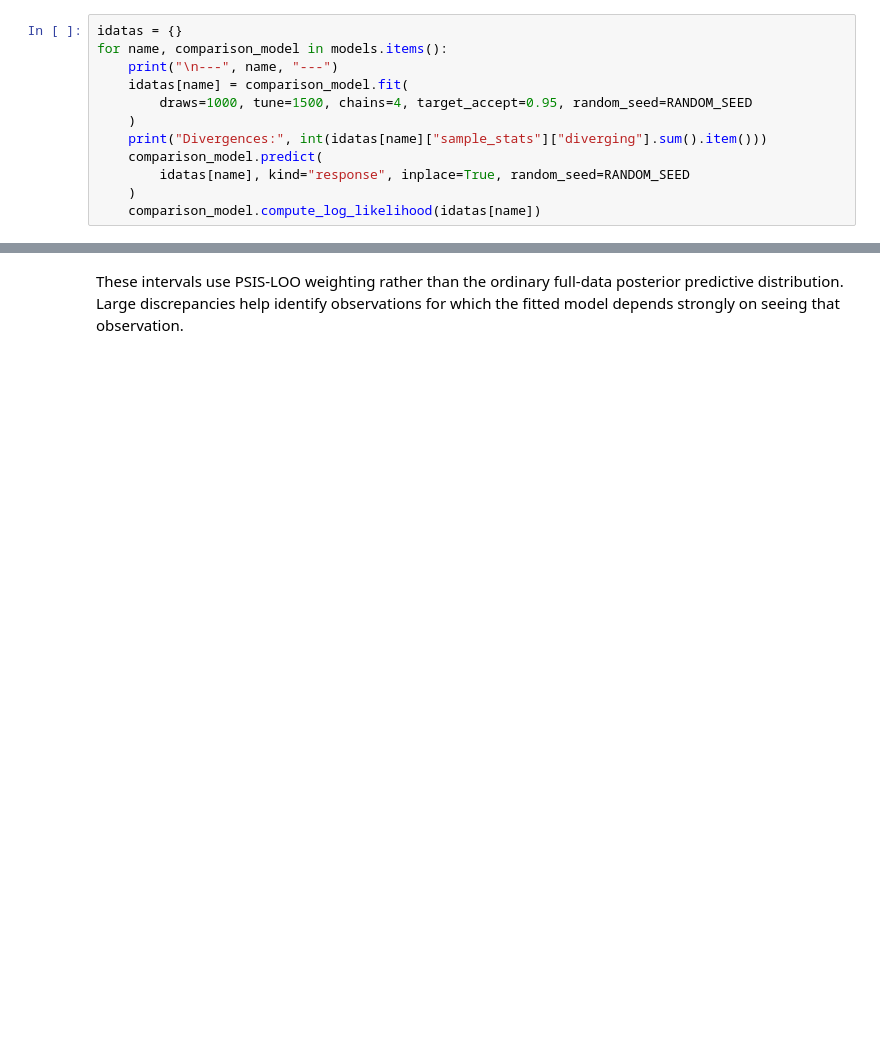
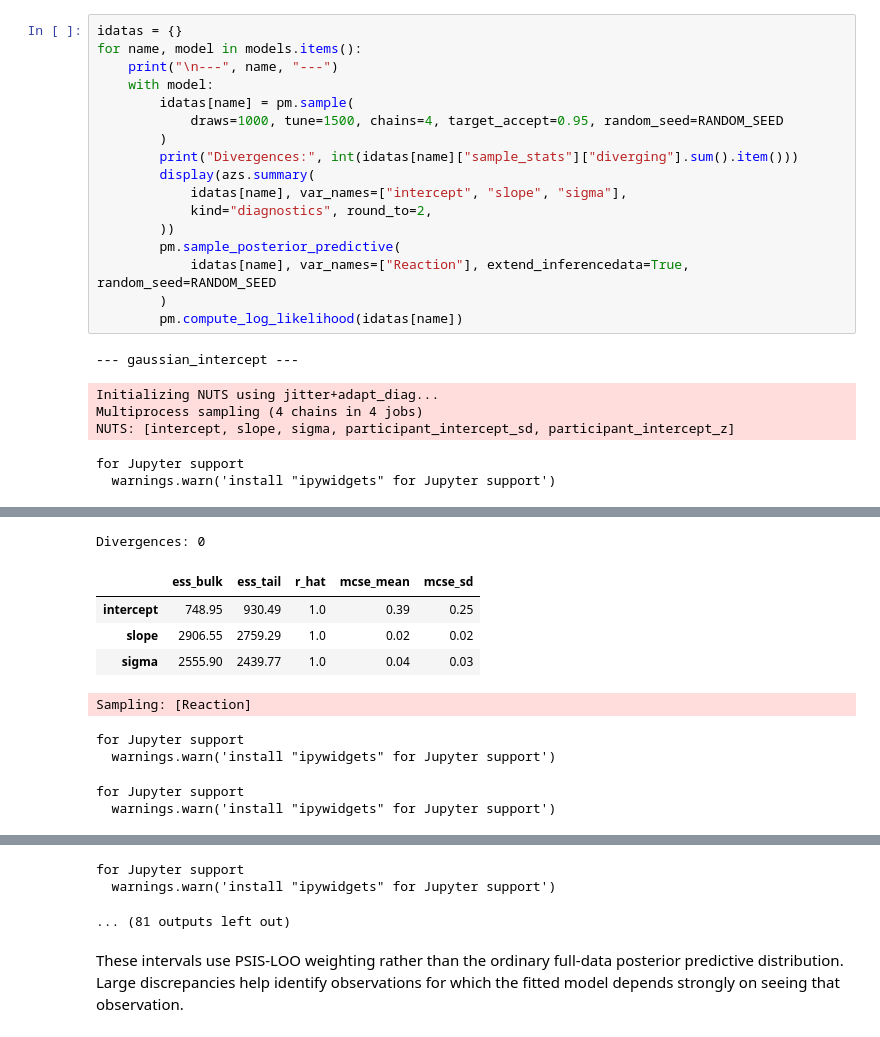
Before and after one commit to opherdonchin/BayesShortCourse, a Jupyter notebook: sleep/solved/12_robust_student_t_and_loo.ipynb, the cells around one changed output, grey strips where cells are left out. Drawn from its saved outputs; the diff is of its cells as text; blank space fills up the shorter version.

```diff
--- a/sleep/solved/12_robust_student_t_and_loo.ipynb
+++ b/sleep/solved/12_robust_student_t_and_loo.ipynb
@@ -96,12 +202,24 @@ models["student_t_slope"]
 # %%
 idatas = {}
-for name, comparison_model in models.items():
+for name, model in models.items():
     print("\n---", name, "---")
-    idatas[name] = comparison_model.fit(
-        draws=1000, tune=1500, chains=4, target_accept=0.95, random_seed=RANDOM_SEED
-    )
-    print("Divergences:", int(idatas[name]["sample_stats"]["diverging"].sum().item()))
-    comparison_model.predict(
-        idatas[name], kind="response", inplace=True, random_seed=RANDOM_SEED
-    )
-    comparison_model.compute_log_likelihood(idatas[name])
+    with model:
+        idatas[name] = pm.sample(
+            draws=1000, tune=1500, chains=4, target_accept=0.95, random_seed=RANDOM_SEED
+        )
+        print("Divergences:", int(idatas[name]["sample_stats"]["diverging"].sum().item()))
+        display(azs.summary(
+            idatas[name], var_names=["intercept", "slope", "sigma"],
+            kind="diagnostics", round_to=2,
+        ))
+        pm.sample_posterior_predictive(
+            idatas[name], var_names=["Reaction"], extend_inferencedata=True, random_seed=RANDOM_SEED
+        )
+        pm.compute_log_likelihood(idatas[name])
+# %% [output]
+--- gaussian_intercept ---
+Initializing NUTS using jitter+adapt_diag...
+Multiprocess sampling (4 chains in 4 jobs)
+NUTS: [intercept, slope, sigma, participant_intercept_sd, participant_intercept_z]
+for Jupyter support
+  warnings.warn('install "ipywidgets" for Jupyter support')
@@ -107,0 +228,10 @@ for name, comparison_model in models.items():
+Divergences: 0
+|  | ess_bulk | ess_tail | r_hat | mcse_mean | mcse_sd |
+| intercept | 748.95 | 930.49 | 1.0 | 0.39 | 0.25 |
+| slope | 2906.55 | 2759.29 | 1.0 | 0.02 | 0.02 |
+| sigma | 2555.90 | 2439.77 | 1.0 | 0.04 | 0.03 |
+Sampling: [Reaction]
+for Jupyter support
+  warnings.warn('install "ipywidgets" for Jupyter support')
+for Jupyter support
+  warnings.warn('install "ipywidgets" for Jupyter support')
@@ -108,3 +239,6 @@ for name, comparison_model in models.items():
+for Jupyter support
+  warnings.warn('install "ipywidgets" for Jupyter support')
+... (81 outputs left out)
 # %% [markdown]
 These intervals use PSIS-LOO weighting rather than the ordinary full-data posterior predictive distribution. Large discrepancies help identify observations for which the fitted model depends strongly on seeing that observation.
 # %%
```
Also changed, not shown: parts of 22 cells of this notebook.
